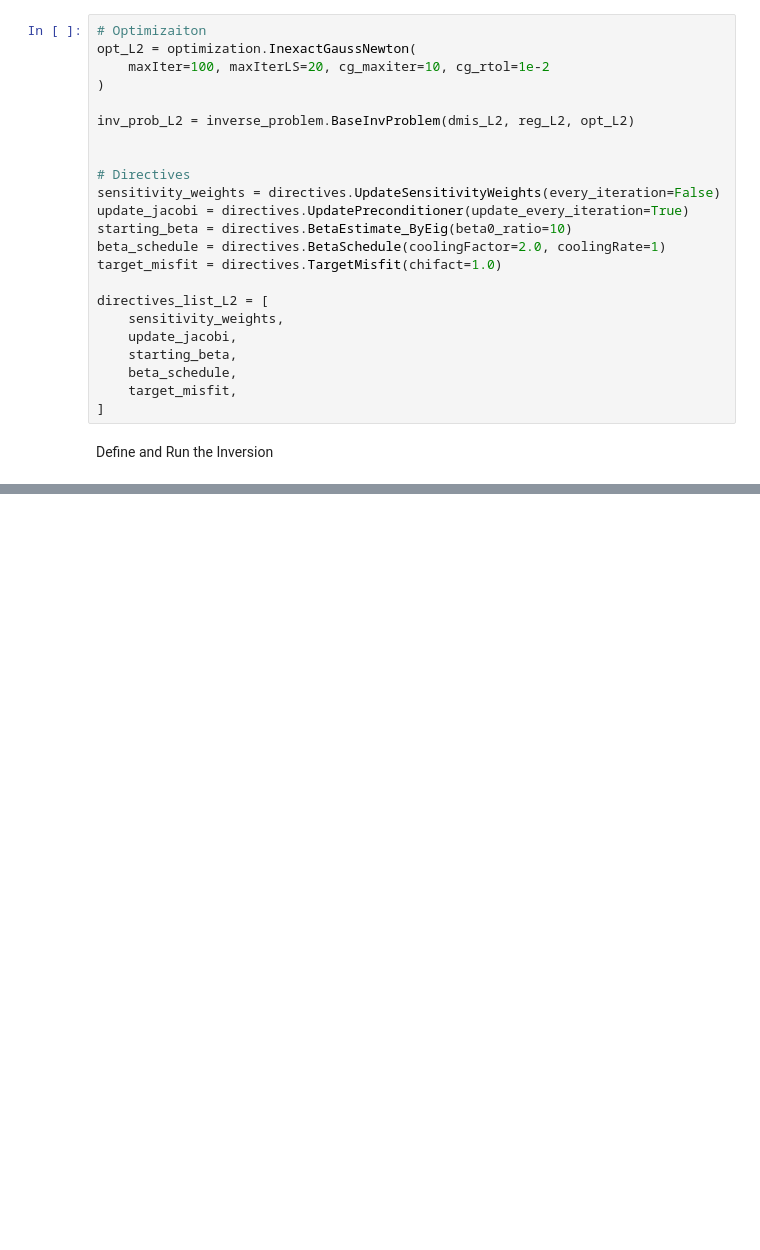
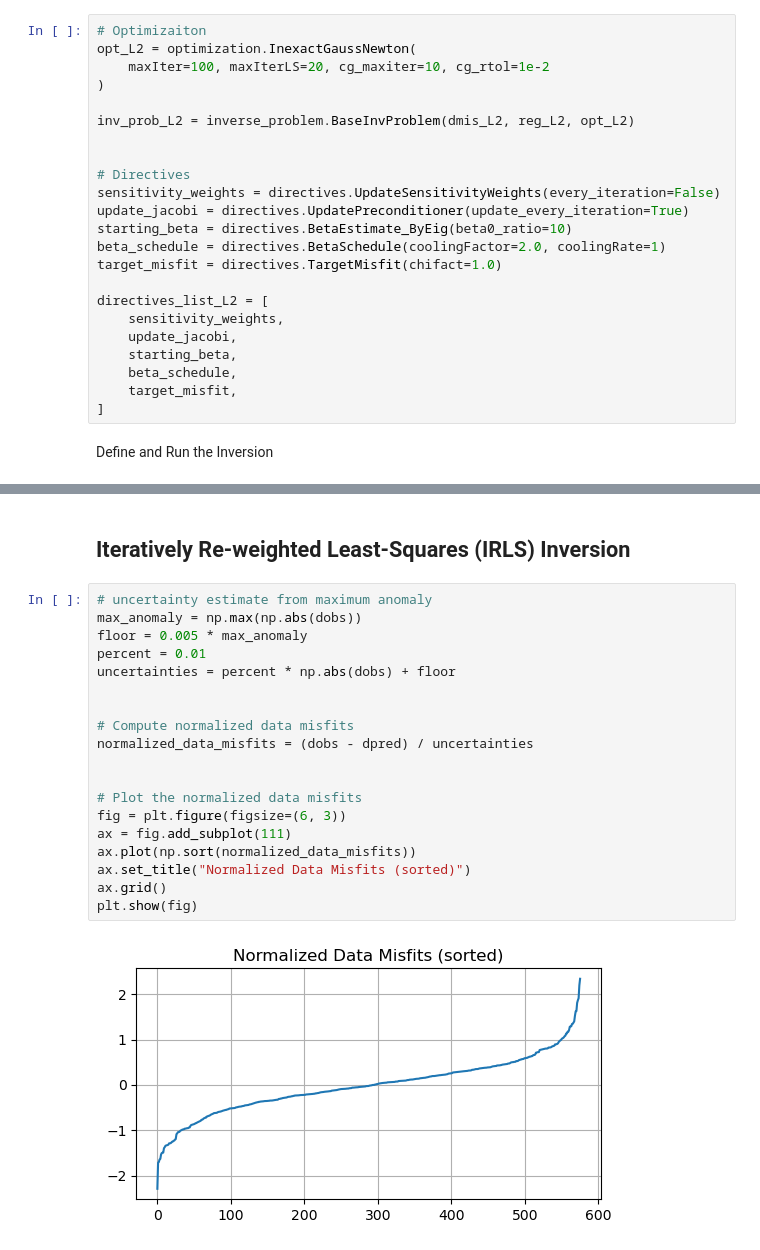
Before and after one commit to liam-IllI/EOSC454-Project-2026, a Jupyter notebook: gravity/Geological_model/geological_model.ipynb, the cells around one changed output, grey strips where cells are left out. Drawn from its saved outputs; the diff is of its cells as text; blank space fills up the shorter version.

Commit message:
Latest 2 inversions

```diff
--- a/gravity/Geological_model/geological_model.ipynb
+++ b/gravity/Geological_model/geological_model.ipynb
@@ -454,0 +431,23 @@ plt.show()
+# %% [markdown]
+## Iteratively Re-weighted Least-Squares (IRLS) Inversion
+# %%
+# uncertainty estimate from maximum anomaly
+max_anomaly = np.max(np.abs(dobs))
+floor = 0.005 * max_anomaly
+percent = 0.01
+uncertainties = percent * np.abs(dobs) + floor
+
+
+# Compute normalized data misfits
+normalized_data_misfits = (dobs - dpred) / uncertainties
+
+
+# Plot the normalized data misfits
+fig = plt.figure(figsize=(6, 3))
+ax = fig.add_subplot(111)
+ax.plot(np.sort(normalized_data_misfits))
+ax.set_title("Normalized Data Misfits (sorted)")
+ax.grid()
+plt.show(fig)
+# %% [output]
+[figure, added]
```
Also changed, not shown: parts of 18 cells of this notebook, 1 other file.
